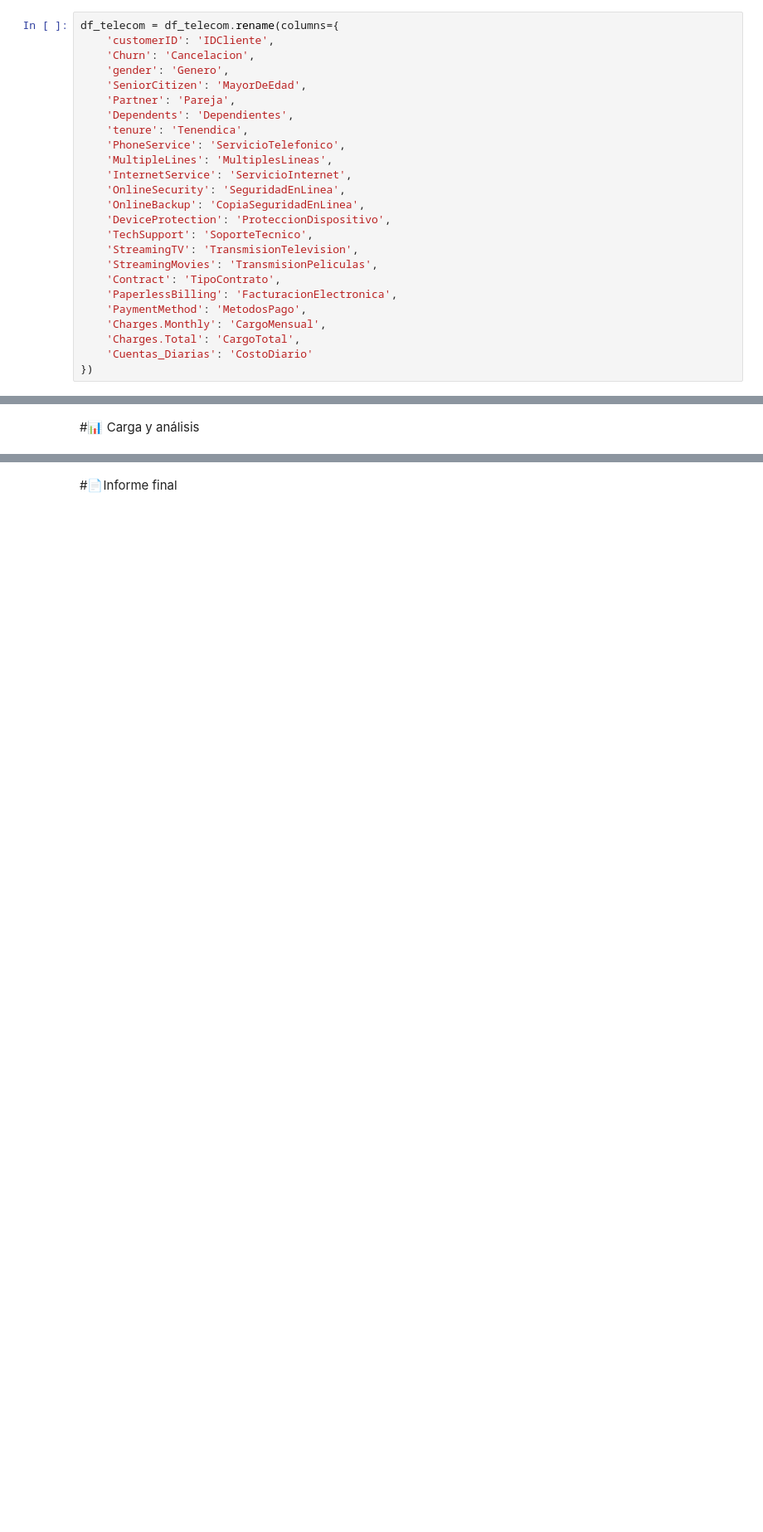
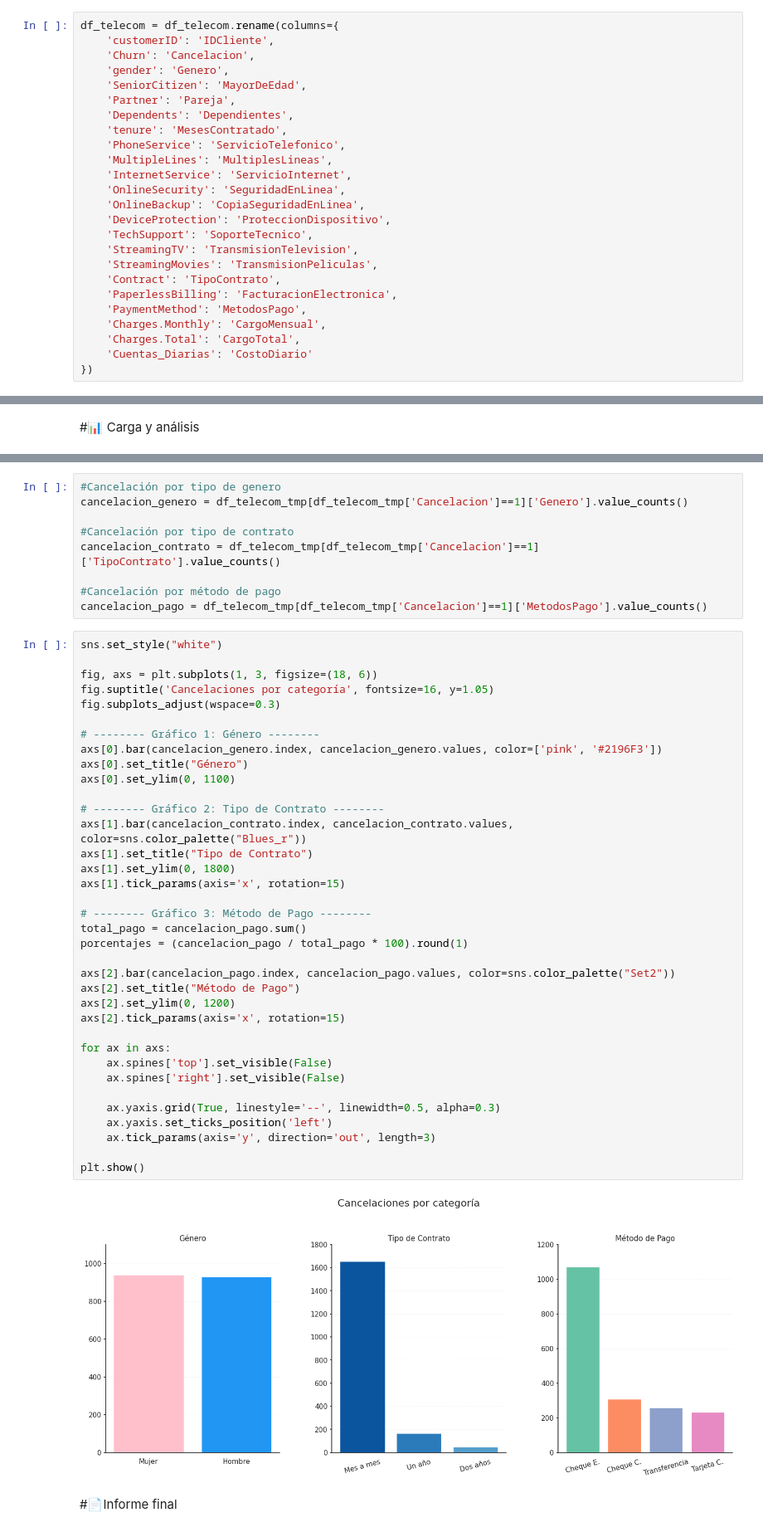
Before and after one commit to RaulMirabal28/challenge2-data-science-LATAM, a Jupyter notebook: TelecomX_LATAM.ipynb, the cells around one changed output, grey strips where cells are left out. Shown: that part at 83% size. Saved outputs shown, nothing was run; the diff lists cells and outputs as text; blank space fills up the shorter version.

```diff
--- a/TelecomX_LATAM.ipynb
+++ b/TelecomX_LATAM.ipynb
@@ -196,7 +191,7 @@ df_telecom = df_telecom.rename(columns={
     'SeniorCitizen': 'MayorDeEdad',
     'Partner': 'Pareja',
     'Dependents': 'Dependientes',
-    'tenure': 'Tenendica',
+    'tenure': 'MesesContratado',
     'PhoneService': 'ServicioTelefonico',
     'MultipleLines': 'MultiplesLineas',
     'InternetService': 'ServicioInternet',
@@ -228,2 +314,49 @@ Index(['IDCliente', 'Cancelacion', 'Genero', 'MayorDeEdad', 'Pareja',
+# %%
+#Cancelación por tipo de genero
+cancelacion_genero = df_telecom_tmp[df_telecom_tmp['Cancelacion']==1]['Genero'].value_counts()
+
+#Cancelación por tipo de contrato
+cancelacion_contrato = df_telecom_tmp[df_telecom_tmp['Cancelacion']==1]['TipoContrato'].value_counts()
+
+#Cancelación por método de pago
+cancelacion_pago = df_telecom_tmp[df_telecom_tmp['Cancelacion']==1]['MetodosPago'].value_counts()
+# %%
+sns.set_style("white")
+
+fig, axs = plt.subplots(1, 3, figsize=(18, 6))
+fig.suptitle('Cancelaciones por categoría', fontsize=16, y=1.05)
+fig.subplots_adjust(wspace=0.3)
+
+# -------- Gráfico 1: Género --------
+axs[0].bar(cancelacion_genero.index, cancelacion_genero.values, color=['pink', '#2196F3'])
+axs[0].set_title("Género")
+axs[0].set_ylim(0, 1100)
+
+# -------- Gráfico 2: Tipo de Contrato --------
+axs[1].bar(cancelacion_contrato.index, cancelacion_contrato.values, color=sns.color_palette("Blues_r"))
+axs[1].set_title("Tipo de Contrato")
+axs[1].set_ylim(0, 1800)
+axs[1].tick_params(axis='x', rotation=15)
+
+# -------- Gráfico 3: Método de Pago --------
+total_pago = cancelacion_pago.sum()
+porcentajes = (cancelacion_pago / total_pago * 100).round(1)
+
+axs[2].bar(cancelacion_pago.index, cancelacion_pago.values, color=sns.color_palette("Set2"))
+axs[2].set_title("Método de Pago")
+axs[2].set_ylim(0, 1200)
+axs[2].tick_params(axis='x', rotation=15)
+
+for ax in axs:
+    ax.spines['top'].set_visible(False)
+    ax.spines['right'].set_visible(False)
+
+    ax.yaxis.grid(True, linestyle='--', linewidth=0.5, alpha=0.3)
+    ax.yaxis.set_ticks_position('left')
+    ax.tick_params(axis='y', direction='out', length=3)
+
+plt.show()
+# %% [output]
+[figure, added]
 # %% [markdown]
 #📄Informe final
```
Also changed, not shown: parts of 13 cells of this notebook.
